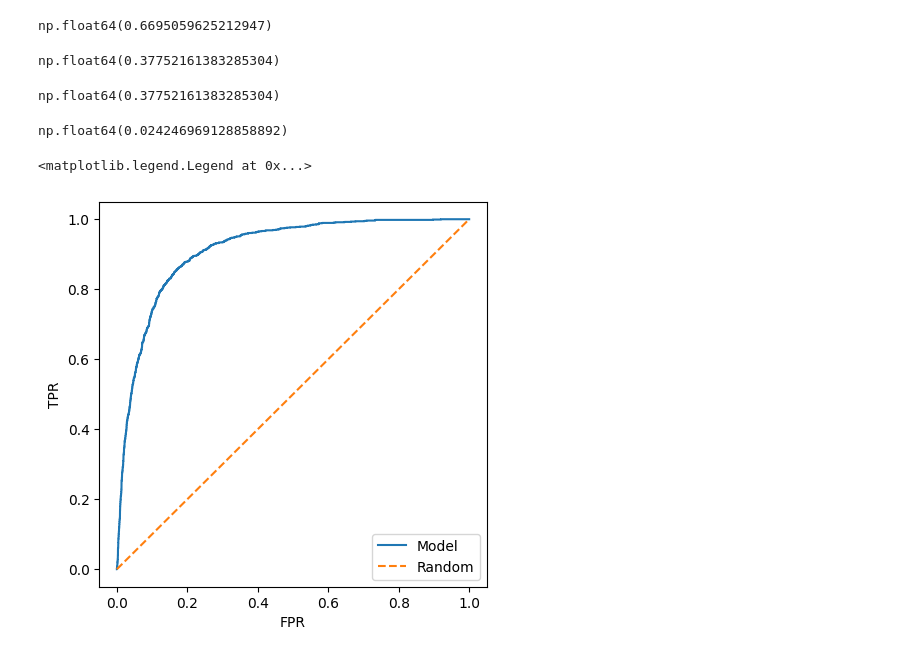
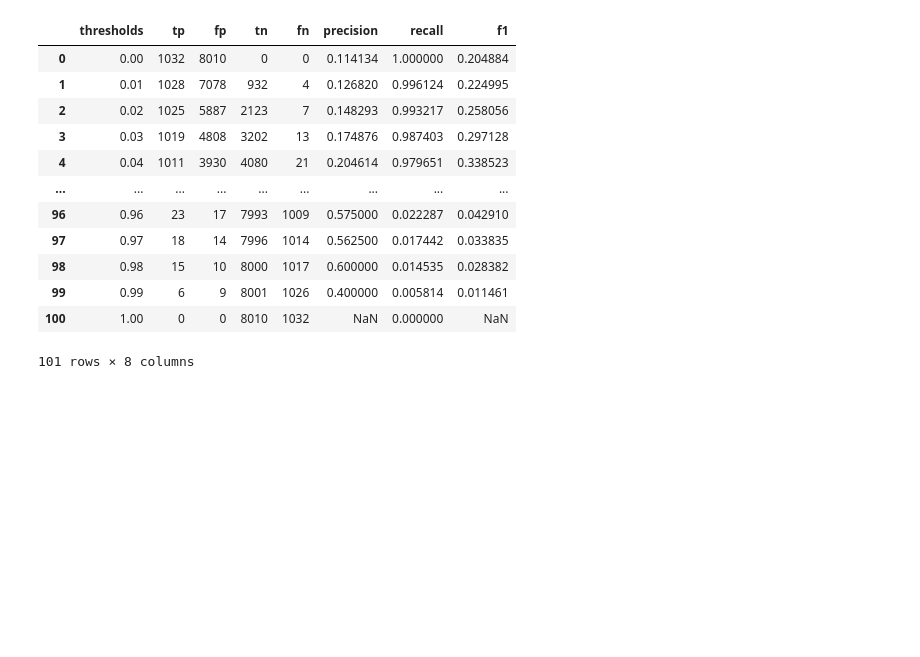
Before and after one commit to 7Starik7/rd-ml-zoomcamp-2024, a Jupyter notebook: notebooks/Homework4.ipynb, the cells around one changed output. Drawn from its saved outputs; the diff is of its cells as text; code cells hidden in the pictures; blank space fills up the shorter version.

```diff
--- a/notebooks/Homework4.ipynb
+++ b/notebooks/Homework4.ipynb
@@ -228,20 +180,0 @@ fn = (predict_negative & actual_positive).sum()
-# %%
-precision = tp / (tp + fp)
-precision
-# %% [output]
-np.float64(0.6695059625212947)
-# %%
-recall = tp / (tp + fn)
-recall
-# %% [output]
-np.float64(0.37752161383285304)
-# %%
-tpr = tp / (tp + fn)
-tpr
-# %% [output]
-np.float64(0.37752161383285304)
-# %%
-fpr = fp / (fp + tn)
-fpr
-# %% [output]
-np.float64(0.024246969128858892)
@@ -250,13 +180,0 @@ fpr, tpr, thresholds = roc_curve(y_val, y_pred)
-# %%
-plt.figure(figsize=(5, 5))
-
-plt.plot(fpr, tpr, label='Model')
-plt.plot([0, 1], [0, 1], label='Random', linestyle='--')
-
-plt.xlabel('FPR')
-plt.ylabel('TPR')
-
-plt.legend()
-# %% [output]
-<matplotlib.legend.Legend at 0x...>
-[figure, removed]
@@ -262,0 +205,17 @@ plt.legend()
+# %%
+df_plot = precision_recall_df(y_val, y_pred)
+df_plot
+# %% [output]
+|  | thresholds | tp | fp | tn | fn | precision | recall | f1 |
+| 0 | 0.00 | 1032 | 8010 | 0 | 0 | 0.114134 | 1.000000 | 0.204884 |
+| 1 | 0.01 | 1028 | 7078 | 932 | 4 | 0.126820 | 0.996124 | 0.224995 |
+| 2 | 0.02 | 1025 | 5887 | 2123 | 7 | 0.148293 | 0.993217 | 0.258056 |
+| 3 | 0.03 | 1019 | 4808 | 3202 | 13 | 0.174876 | 0.987403 | 0.297128 |
+| 4 | 0.04 | 1011 | 3930 | 4080 | 21 | 0.204614 | 0.979651 | 0.338523 |
+| ... | ... | ... | ... | ... | ... | ... | ... | ... |
+| 96 | 0.96 | 23 | 17 | 7993 | 1009 | 0.575000 | 0.022287 | 0.042910 |
+| 97 | 0.97 | 18 | 14 | 7996 | 1014 | 0.562500 | 0.017442 | 0.033835 |
+| 98 | 0.98 | 15 | 10 | 8000 | 1017 | 0.600000 | 0.014535 | 0.028382 |
+| 99 | 0.99 | 6 | 9 | 8001 | 1026 | 0.400000 | 0.005814 | 0.011461 |
+| 100 | 1.00 | 0 | 0 | 8010 | 1032 | NaN | 0.000000 | NaN |
+101 rows × 8 columns
```
Also changed, not shown: parts of 24 cells of this notebook.
